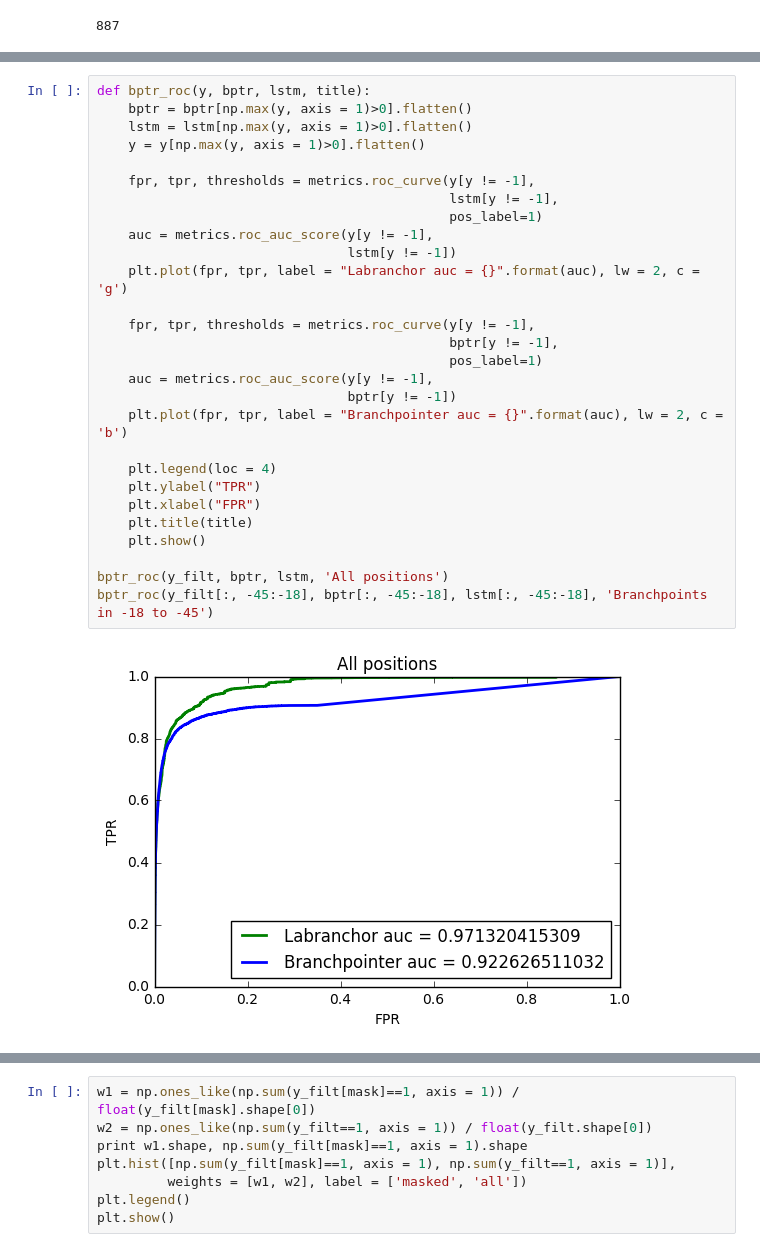
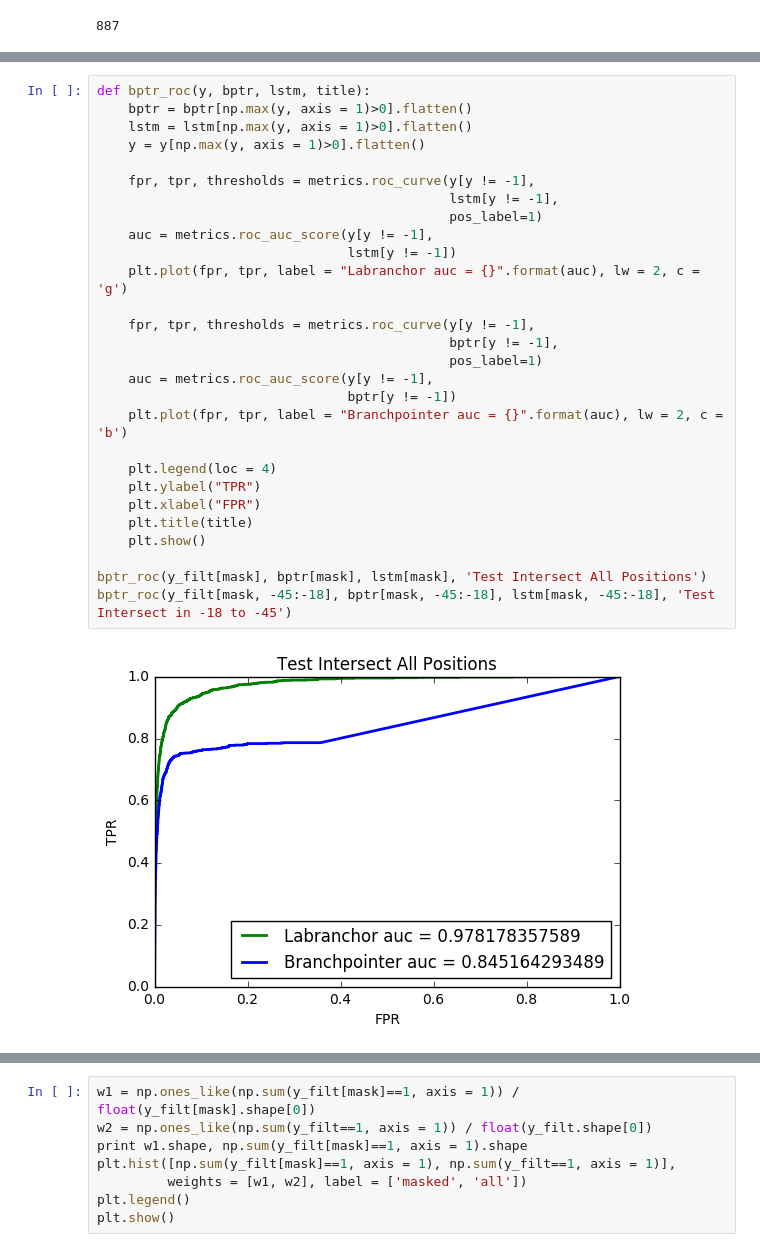
Before and after one commit to jpaggi/labranchor, a Jupyter notebook: notebooks/performance_mercer_masked_train.ipynb, the cells around one changed output, grey strips where cells are left out. Drawn from its saved outputs; the diff is of its cells as text.

```diff
--- a/notebooks/performance_mercer_masked_train.ipynb
+++ b/notebooks/performance_mercer_masked_train.ipynb
@@ -456,30 +477,30 @@ branchpointer
 # %%
 def bptr_roc(y, bptr, lstm, title):
     bptr = bptr[np.max(y, axis = 1)>0].flatten()
     lstm = lstm[np.max(y, axis = 1)>0].flatten()
     y = y[np.max(y, axis = 1)>0].flatten()
 
     fpr, tpr, thresholds = metrics.roc_curve(y[y != -1],
                                              lstm[y != -1],
                                              pos_label=1)
     auc = metrics.roc_auc_score(y[y != -1],
                                 lstm[y != -1])
     plt.plot(fpr, tpr, label = "Labranchor auc = {}".format(auc), lw = 2, c = 'g')
 
     fpr, tpr, thresholds = metrics.roc_curve(y[y != -1],
                                              bptr[y != -1],
                                              pos_label=1)
     auc = metrics.roc_auc_score(y[y != -1],
                                 bptr[y != -1])
     plt.plot(fpr, tpr, label = "Branchpointer auc = {}".format(auc), lw = 2, c = 'b')
 
     plt.legend(loc = 4)
     plt.ylabel("TPR")
     plt.xlabel("FPR")
     plt.title(title)
     plt.show()
 
-bptr_roc(y_filt, bptr, lstm, 'All positions')
-bptr_roc(y_filt[:, -45:-18], bptr[:, -45:-18], lstm[:, -45:-18], 'Branchpoints in -18 to -45')
+bptr_roc(y_filt[mask], bptr[mask], lstm[mask], 'Test Intersect All Positions')
+bptr_roc(y_filt[mask, -45:-18], bptr[mask, -45:-18], lstm[mask, -45:-18], 'Test Intersect in -18 to -45')
 # %% [output]
-[figure, old version]
+[figure, new version]
```
Also changed, not shown: parts of 4 cells of this notebook, 1 other file.
